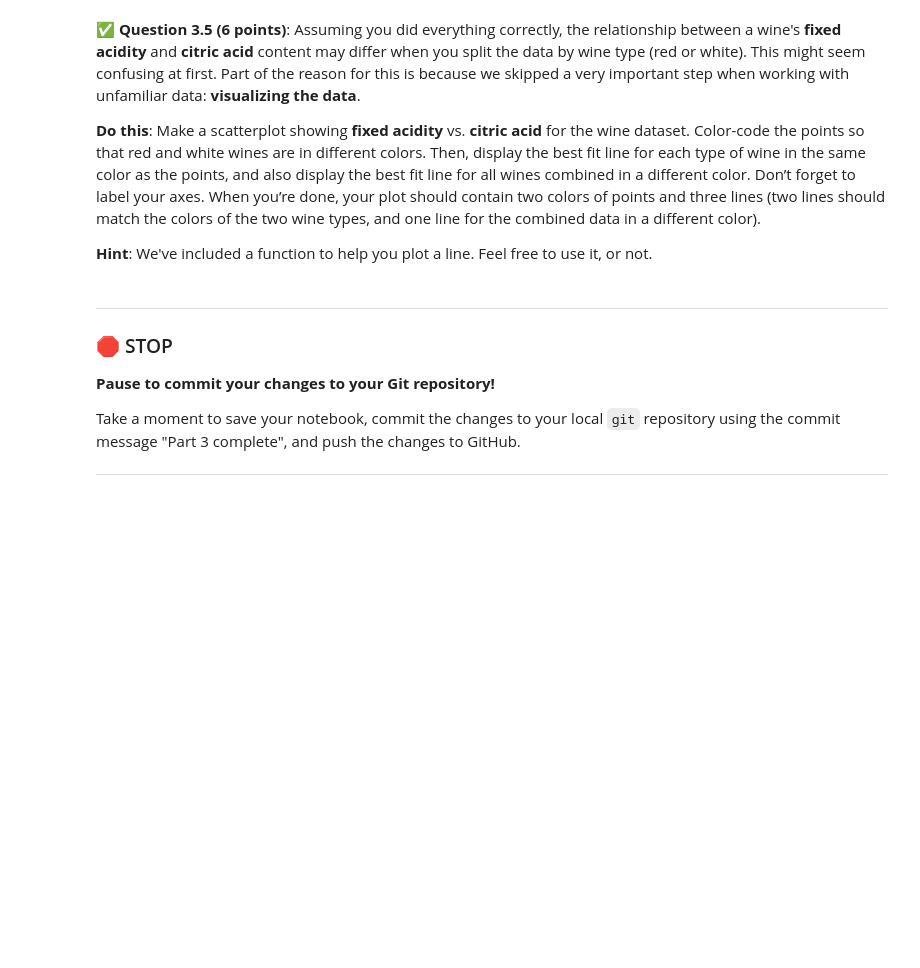
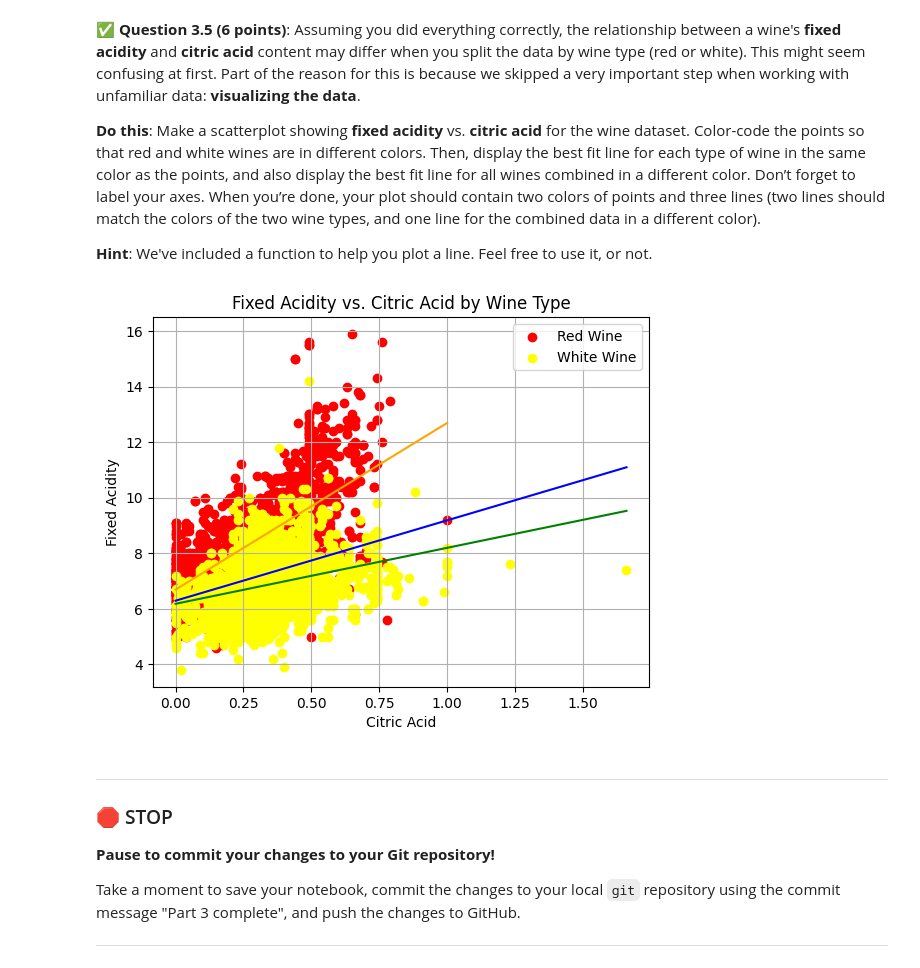
Before and after one commit to tannerbarry/CMSE202-f24-turnin-Section-001, a Jupyter notebook: hw-03/TannerBarry-CMSE202HW3.ipynb, the cells around one changed output. Cells and saved outputs as stored; diff of their text form; code cells hidden in the pictures; blank space fills up the shorter version.

```diff
--- a/hw-03/TannerBarry-CMSE202HW3.ipynb
+++ b/hw-03/TannerBarry-CMSE202HW3.ipynb
@@ -199,0 +265,11 @@ For this problem, make sure that you’re using the entire wine dataset, not jus
+# %%
+white_wine_data = combined_wine[combined_wine['wine_type'] == 'white']
+
+X_white = white_wine_data['citric acid']
+y_white = white_wine_data['fixed acidity']
+
+X_white = sm.add_constant(X_white)
+
+model_white = sm.OLS(y_white, X_white).fit()
+
+print(model_white.summary())
@@ -225,3 +316,47 @@ def plot_line(slope, intercept, xmin, xmax, color):
+# %%
+import matplotlib.pyplot as plt
+import numpy as np
+def plot_line(slope, intercept, xmin, xmax, color):
+    xline = np.array([xmin,xmax])
+    yline = slope*xline+intercept
+    plt.plot(xline,yline,color)
+
+
+### MY CODE ###
+
+red_wine_data = combined_wine[combined_wine['wine_type'] == 'red']
+white_wine_data = combined_wine[combined_wine['wine_type'] == 'white']
+
+plt.scatter(red_wine_data['citric acid'], red_wine_data['fixed acidity'], color='red', label='Red Wine')
+
+plt.scatter(white_wine_data['citric acid'], white_wine_data['fixed acidity'], color='yellow', label='White Wine')
+
+X_red = sm.add_constant(red_wine_data['citric acid'])
+y_red = red_wine_data['fixed acidity']
+model_red = sm.OLS(y_red, X_red).fit()
+slope_red, intercept_red = model_red.params[1], model_red.params[0]
+plot_line(slope_red, intercept_red, red_wine_data['citric acid'].min(), red_wine_data['citric acid'].max(), 'orange')
+
+X_white = sm.add_constant(white_wine_data['citric acid'])
+y_white = white_wine_data['fixed acidity']
+model_white = sm.OLS(y_white, X_white).fit()
+slope_white, intercept_white = model_white.params[1], model_white.params[0]
+plot_line(slope_white, intercept_white, white_wine_data['citric acid'].min(), white_wine_data['citric acid'].max(), 'green')
+
+combined_X = sm.add_constant(combined_wine['citric acid'])
+combined_y = combined_wine['fixed acidity']
+model_combined = sm.OLS(combined_y, combined_X).fit()
+slope_combined, intercept_combined = model_combined.params[1], model_combined.params[0]
+plot_line(slope_combined, intercept_combined, combined_wine['citric acid'].min(), combined_wine['citric acid'].max(), 'blue')
+
+plt.xlabel('Citric Acid')
+plt.ylabel('Fixed Acidity')
+plt.title('Fixed Acidity vs. Citric Acid by Wine Type')
+plt.legend()
+plt.grid()
+plt.show()
+# %% [output]
+[figure, added]
 # %% [markdown]
 ---
 ### &#128721; STOP
```
Also changed, not shown: parts of 13 cells of this notebook.
